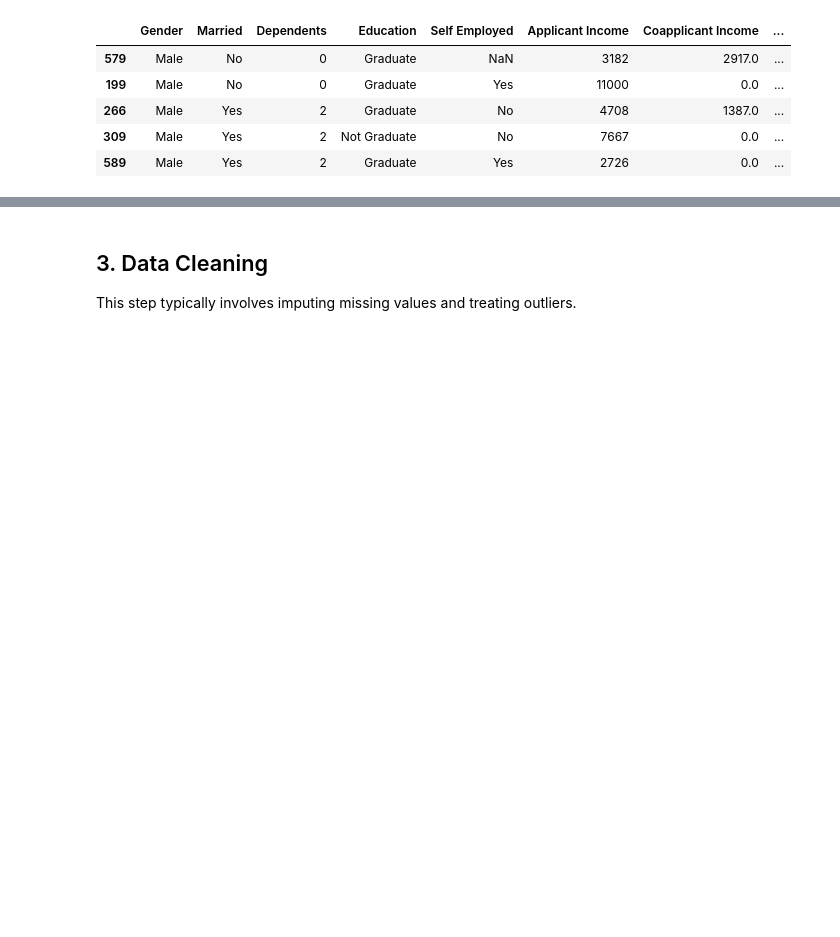
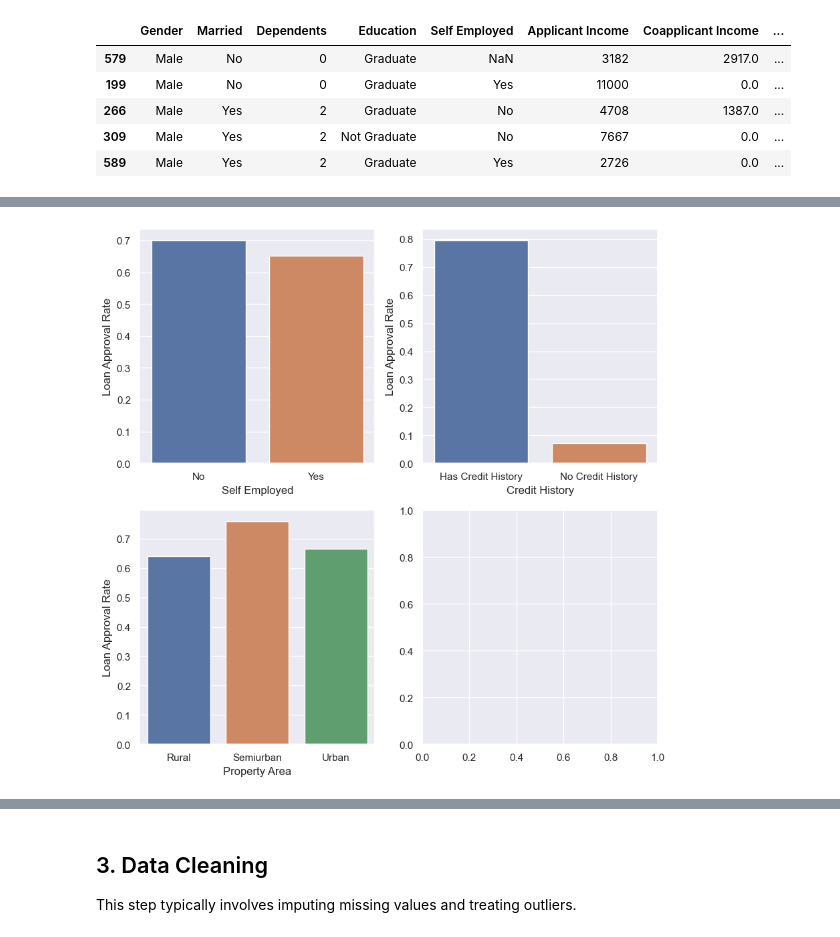
Before and after one commit to jess-moloney/mini-project-4, a Jupyter notebook: notebooks/instructions.ipynb, the cells around one changed output, grey strips where cells are left out. Saved outputs shown, nothing was run; the diff lists cells and outputs as text; code cells hidden in the pictures; blank space fills up the shorter version.

```diff
--- a/notebooks/instructions.ipynb
+++ b/notebooks/instructions.ipynb
@@ -563,0 +548,4 @@ table.plot(kind='bar')
+# %%
+plot_cat_approval_rates(df=df_train_all, feature_lst=['Self Employed','Credit History','Property Area'])
+# %% [output]
+[figure, added]
```
Also changed, not shown: parts of 87 cells of this notebook, 20 other files.
